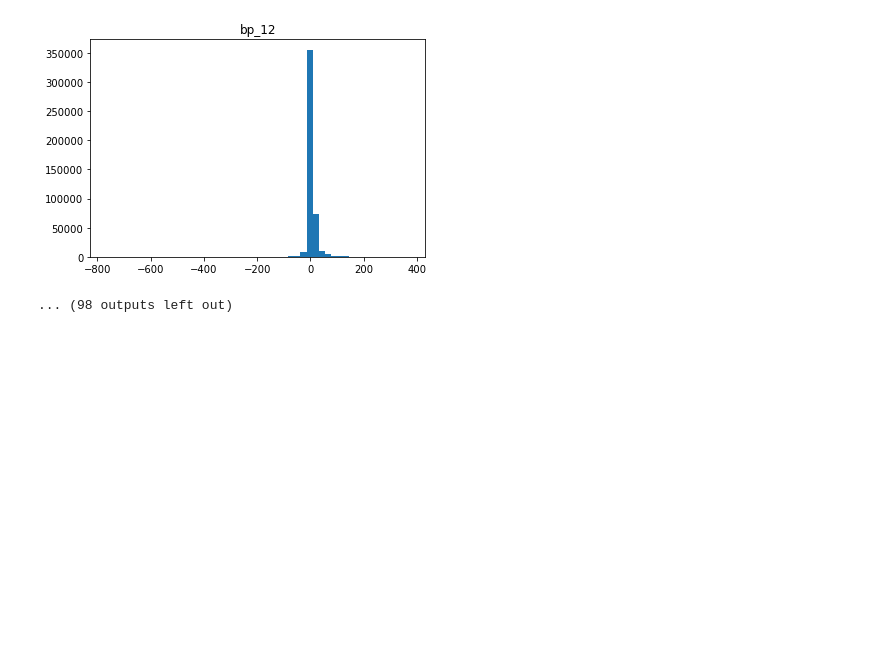
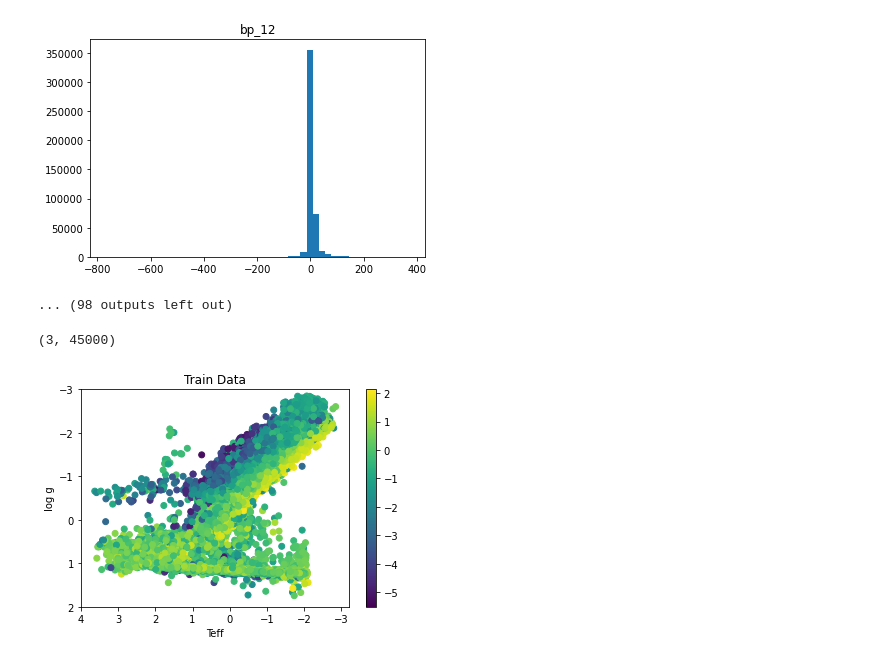
Before and after one commit to aydanmckay/ml, a Jupyter notebook: torchnn/dataverification.ipynb, the cells around one changed output. Cells and saved outputs as stored; diff of their text form; code cells hidden in the pictures; blank space fills up the shorter version.

```diff
--- a/torchnn/dataverification.ipynb
+++ b/torchnn/dataverification.ipynb
@@ -43,3 +44,26 @@ for label in labels:
 [figure]
 [figure]
 ... (98 outputs left out)
+# %%
+with h5py.File("/arc/home/aydanmckay/elabelssmallcutdatascaled.h5", 'r') as f:
+    d = f['group_1']['data']
+    train = d[:]
+    d = f['group_2']['data']
+    test = d[:]
+    # print(f['group_1']['data'].shape[1])
+# %%
+train.shape
+# %% [output]
+(3, 45000)
+# %%
+plt.scatter(train[2],train[1],c=train[0])
+plt.ylim(2,-3)
+plt.xlim(4,-3.2)
+plt.xlabel('Teff')
+plt.ylabel('log g')
+plt.colorbar()
+plt.title('Train Data')
+# plt.show()
+plt.savefig('trainkiel.png')
+# %% [output]
+[figure, added]
```
Also changed, not shown: parts of 5 cells of this notebook, 10 other files.
